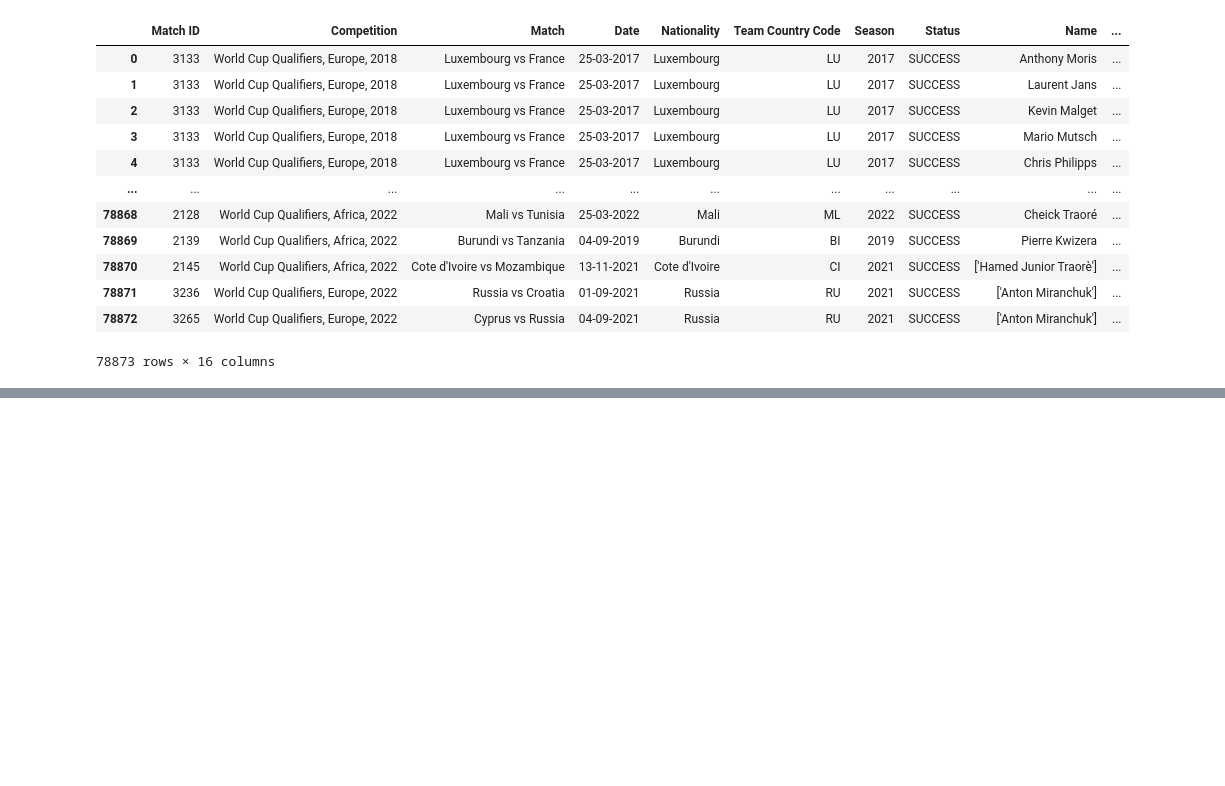
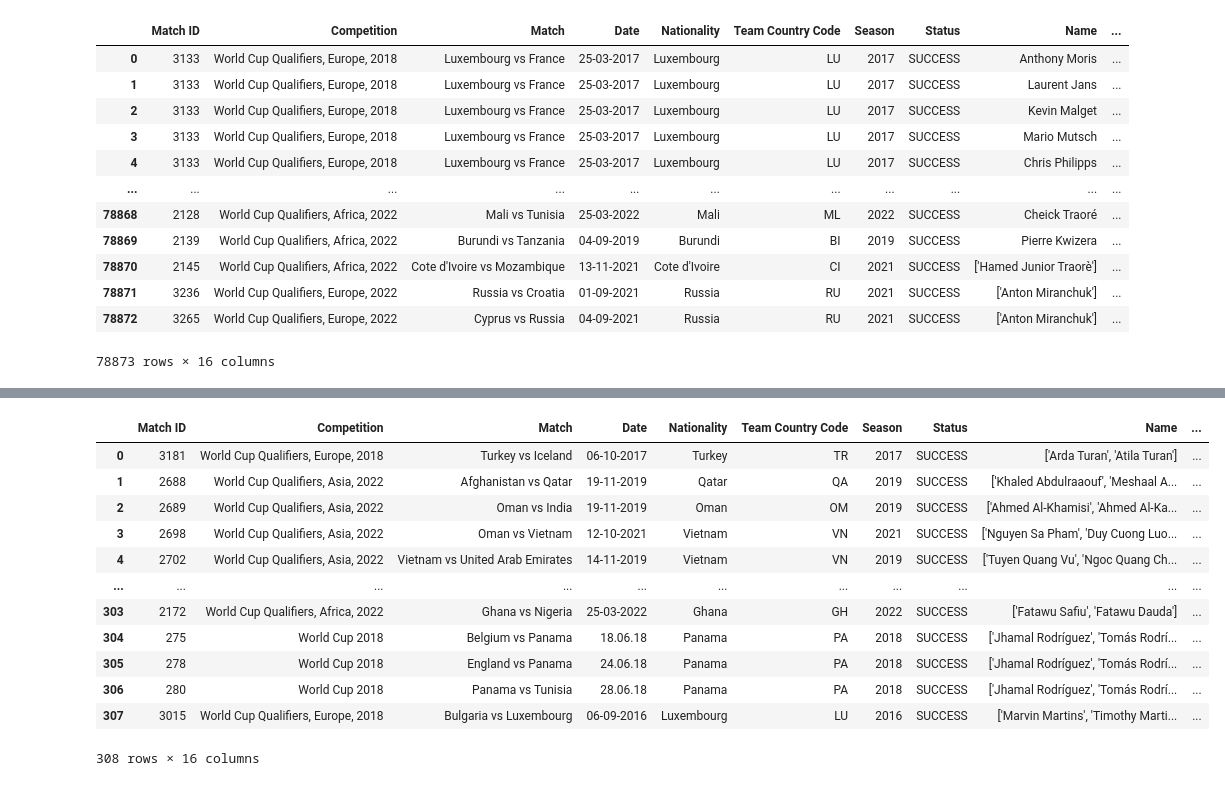
Before and after one commit to finnlsmith/footy_project_market_value_rankings, a Jupyter notebook: create_dataset_1/add_dfs_to_large_df.ipynb, the cells around one changed output, grey strips where cells are left out. Cells and saved outputs as stored; diff of their text form; code cells hidden in the pictures; blank space fills up the shorter version.

Commit message:
merged large DF to include latest work

```diff
--- a/create_dataset_1/add_dfs_to_large_df.ipynb
+++ b/create_dataset_1/add_dfs_to_large_df.ipynb
@@ -226,0 +229,9 @@ big_df_merged_new_Df.to_csv('big_df_merged(group 1 added).csv')
+# %%
+match_date_filter_left_0 = load_csv_dataset('Group 1 and 2 (for T) - Find their $ Info/Terrell Lookup Cases - match_date_filter_said_0_success_rework.csv')
+match_date_filter_left_0 = match_date_filter_left_0.drop(columns={'Unnamed: 0.1', 'Unnamed: 0', 'Status New'})
+
+large_dataset_said_0 = load_csv_dataset('Group 1 and 2 (for T) - Find their $ Info/Terrell Lookup Cases - lg_dataset_said_0_complete_success_rework.csv')
+large_dataset_said_0 = large_dataset_said_0.drop(columns={'Unnamed: 0.1', 'Unnamed: 0', 'Status New'})
+
+combined_df = load_csv_dataset('big_df_merged(group 1 added).csv')
+combined_df = combined_df.drop(columns={'Unnamed: 0'})
@@ -226,0 +254,16 @@ big_df_merged_new_Df.to_csv('big_df_merged(group 1 added).csv')
+# %%
+match_date_filter_left_0
+# %% [output]
+|  | Match ID | Competition | Match | Date | Nationality | Team Country Code | Season | Status | Name | ... |
+| 0 | 3181 | World Cup Qualifiers, Europe, 2018 | Turkey vs Iceland | 06-10-2017 | Turkey | TR | 2017 | SUCCESS | ['Arda Turan', 'Atila Turan'] | ... |
+| 1 | 2688 | World Cup Qualifiers, Asia, 2022 | Afghanistan vs Qatar | 19-11-2019 | Qatar | QA | 2019 | SUCCESS | ['Khaled Abdulraaouf', 'Meshaal A... | ... |
+| 2 | 2689 | World Cup Qualifiers, Asia, 2022 | Oman vs India | 19-11-2019 | Oman | OM | 2019 | SUCCESS | ['Ahmed Al-Khamisi', 'Ahmed Al-Ka... | ... |
+| 3 | 2698 | World Cup Qualifiers, Asia, 2022 | Oman vs Vietnam | 12-10-2021 | Vietnam | VN | 2021 | SUCCESS | ['Nguyen Sa Pham', 'Duy Cuong Luo... | ... |
+| 4 | 2702 | World Cup Qualifiers, Asia, 2022 | Vietnam vs United Arab Emirates | 14-11-2019 | Vietnam | VN | 2019 | SUCCESS | ['Tuyen Quang Vu', 'Ngoc Quang Ch... | ... |
+| ... | ... | ... | ... | ... | ... | ... | ... | ... | ... | ... |
+| 303 | 2172 | World Cup Qualifiers, Africa, 2022 | Ghana vs Nigeria | 25-03-2022 | Ghana | GH | 2022 | SUCCESS | ['Fatawu Safiu', 'Fatawu Dauda'] | ... |
+| 304 | 275 | World Cup 2018 | Belgium vs Panama | 18.06.18 | Panama | PA | 2018 | SUCCESS | ['Jhamal Rodríguez', 'Tomás Rodrí... | ... |
+| 305 | 278 | World Cup 2018 | England vs Panama | 24.06.18 | Panama | PA | 2018 | SUCCESS | ['Jhamal Rodríguez', 'Tomás Rodrí... | ... |
+| 306 | 280 | World Cup 2018 | Panama vs Tunisia | 28.06.18 | Panama | PA | 2018 | SUCCESS | ['Jhamal Rodríguez', 'Tomás Rodrí... | ... |
+| 307 | 3015 | World Cup Qualifiers, Europe, 2018 | Bulgaria vs Luxembourg | 06-09-2016 | Luxembourg | LU | 2016 | SUCCESS | ['Marvin Martins', 'Timothy Marti... | ... |
+308 rows × 16 columns
```
Also changed, not shown: parts of 5 cells of this notebook, 12 other files.
